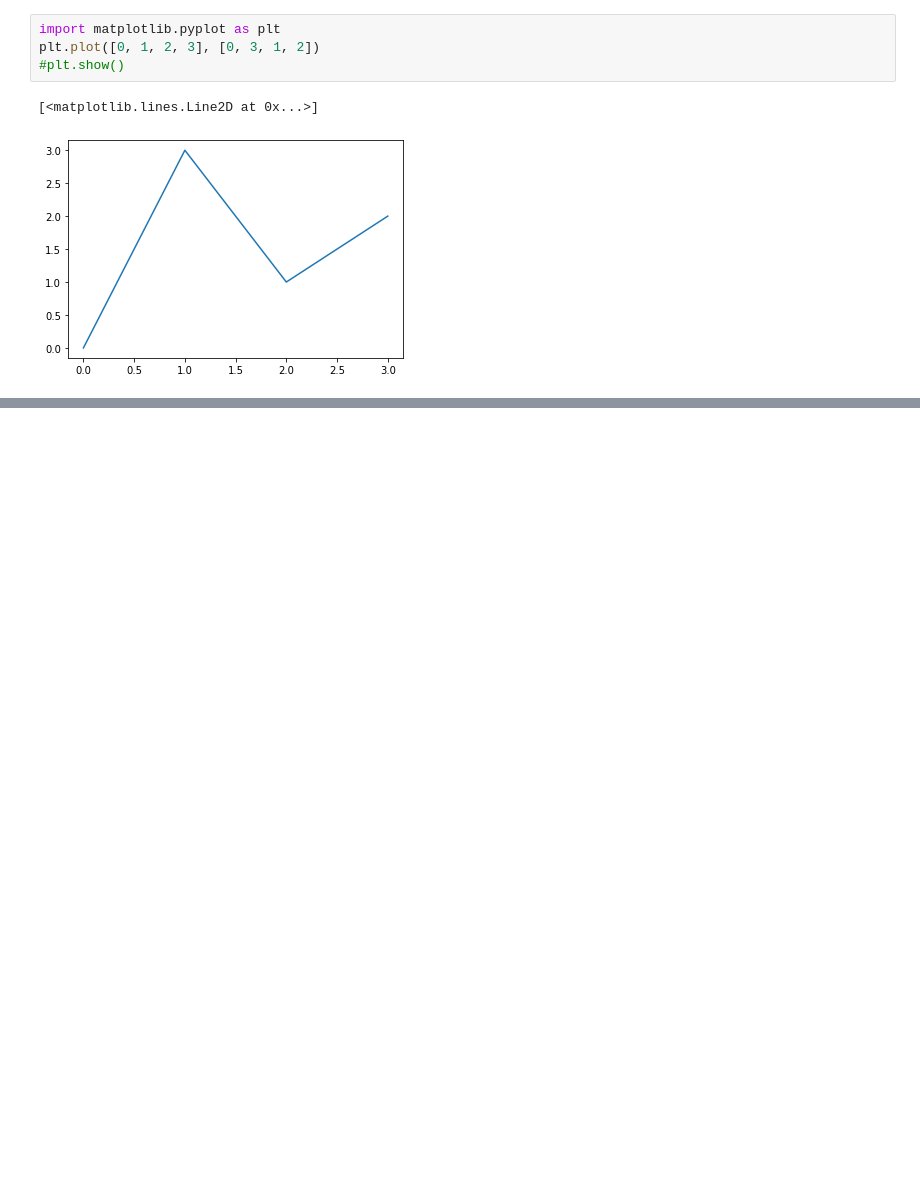
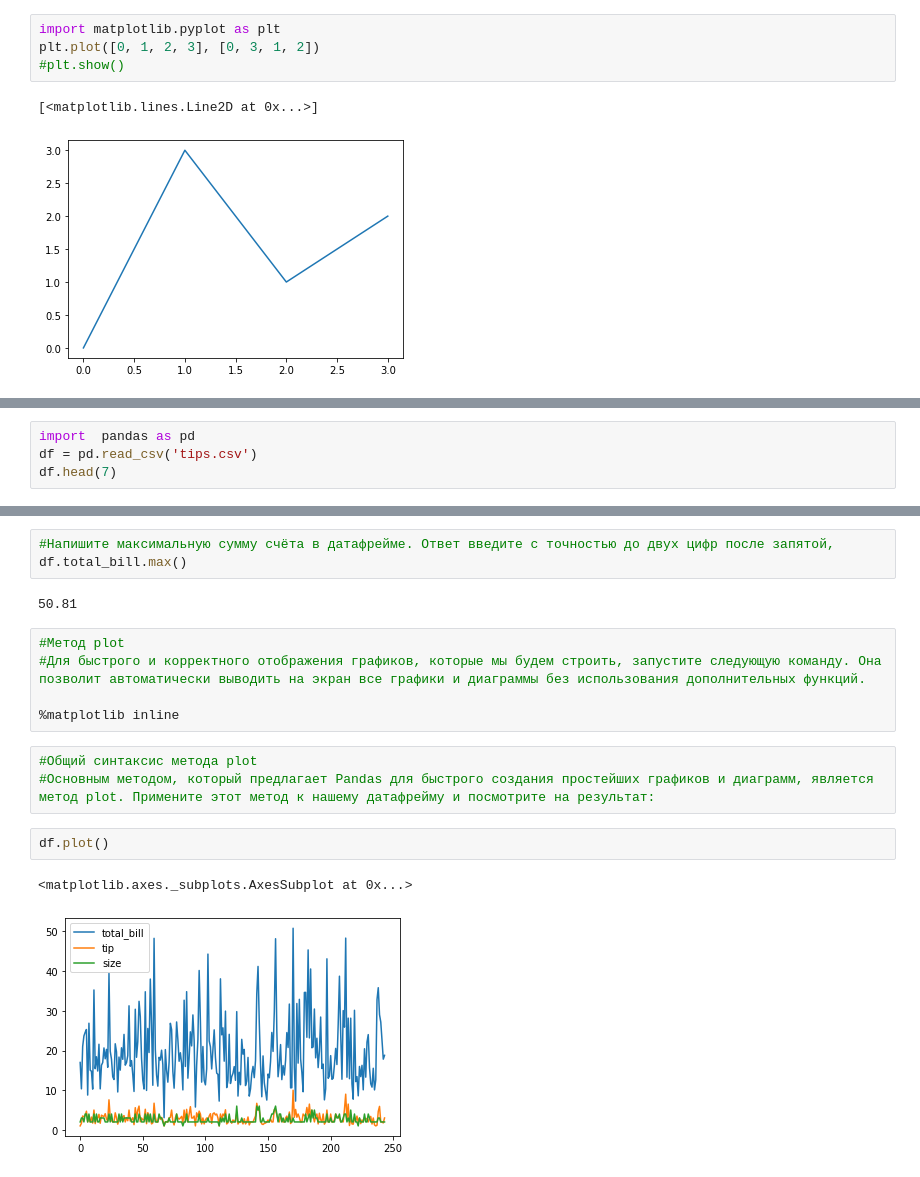
Before and after one commit to tempcat07/numpy, a Jupyter notebook: mynump.ipynb, the cells around one changed output, grey strips where cells are left out. Drawn from its saved outputs; the diff is of its cells as text; blank space fills up the shorter version.

```diff
--- a/mynump.ipynb
+++ b/mynump.ipynb
@@ -854,0 +873,4 @@ plt.plot([0, 1, 2, 3], [0, 3, 1, 2])
+# %%
+import  pandas as pd
+df = pd.read_csv('tips.csv')
+df.head(7)
@@ -854,0 +904,18 @@ plt.plot([0, 1, 2, 3], [0, 3, 1, 2])
+# %%
+#Напишите максимальную сумму счёта в датафрейме. Ответ введите с точностью до двух цифр после запятой,
+df.total_bill.max()
+# %% [output]
+50.81
+# %%
+#Метод plot
+#Для быстрого и корректного отображения графиков, которые мы будем строить, запустите следующую команду. Она позволит автоматически выводить на экран все графики и диаграммы без использования дополнительных функций.
+
+%matplotlib inline
+# %%
+#Общий синтаксис метода plot
+#Основным методом, который предлагает Pandas для быстрого создания простейших графиков и диаграмм, является метод plot. Примените этот метод к нашему датафрейму и посмотрите на результат:
+# %%
+df.plot()
+# %% [output]
+<matplotlib.axes._subplots.AxesSubplot at 0x...>
+[figure, added]
```
Also changed, not shown: parts of 30 cells of this notebook.
